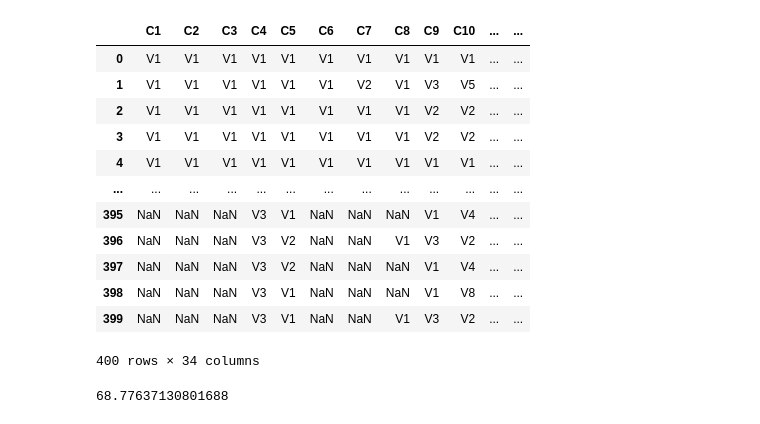
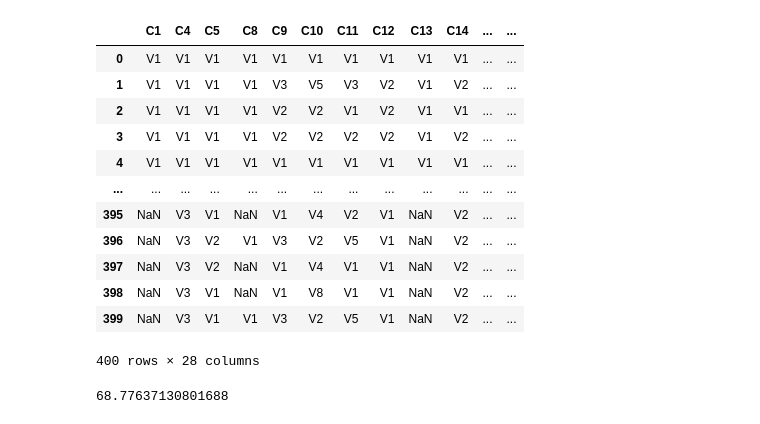
Before and after one commit to BSSB33/machine_learning, a Jupyter notebook: Semester project - ML challenge/code.ipynb, the cells around one changed output. Drawn from its saved outputs; the diff is of its cells as text; code cells hidden in the pictures.

Commit message:
Feature Selection Added

```diff
--- a/Semester project - ML challenge/code.ipynb
+++ b/Semester project - ML challenge/code.ipynb
@@ -29,29 +29,32 @@ from sklearn.preprocessing import OrdinalEncoder
 # %%
 df = pd.read_csv("train.csv", header=None)
 new_cols = ['C' + str(i) for i in range(1, 14 + 1)] + ['X' + str(i) for i in range(1, 19 + 2)]
 new_cols[-1] = 'Y'
 df.columns = new_cols
 
 features = df.loc[:, df.columns != 'Y']
-numerical_features = df.select_dtypes(include=['float64']).columns
-categorical_features = df.select_dtypes(include=['object']).columns
+
+features = features.drop(['C2', 'C3', 'C6', 'C7', 'X19'], axis=1)
+
+numerical_features = features.select_dtypes(include=['float64']).columns
+categorical_features = features.select_dtypes(include=['object']).columns
 target = df['Y']
 
-df
+features
 # %% [output]
-|  | C1 | C2 | C3 | C4 | C5 | C6 | C7 | C8 | C9 | C10 | ... | ... |
+|  | C1 | C4 | C5 | C8 | C9 | C10 | C11 | C12 | C13 | C14 | ... | ... |
 | 0 | V1 | V1 | V1 | V1 | V1 | V1 | V1 | V1 | V1 | V1 | ... | ... |
-| 1 | V1 | V1 | V1 | V1 | V1 | V1 | V2 | V1 | V3 | V5 | ... | ... |
-| 2 | V1 | V1 | V1 | V1 | V1 | V1 | V1 | V1 | V2 | V2 | ... | ... |
-| 3 | V1 | V1 | V1 | V1 | V1 | V1 | V1 | V1 | V2 | V2 | ... | ... |
+| 1 | V1 | V1 | V1 | V1 | V3 | V5 | V3 | V2 | V1 | V2 | ... | ... |
+| 2 | V1 | V1 | V1 | V1 | V2 | V2 | V1 | V2 | V1 | V1 | ... | ... |
+| 3 | V1 | V1 | V1 | V1 | V2 | V2 | V2 | V2 | V1 | V2 | ... | ... |
 | 4 | V1 | V1 | V1 | V1 | V1 | V1 | V1 | V1 | V1 | V1 | ... | ... |
 | ... | ... | ... | ... | ... | ... | ... | ... | ... | ... | ... | ... | ... |
-| 395 | NaN | NaN | NaN | V3 | V1 | NaN | NaN | NaN | V1 | V4 | ... | ... |
-| 396 | NaN | NaN | NaN | V3 | V2 | NaN | NaN | V1 | V3 | V2 | ... | ... |
-| 397 | NaN | NaN | NaN | V3 | V2 | NaN | NaN | NaN | V1 | V4 | ... | ... |
-| 398 | NaN | NaN | NaN | V3 | V1 | NaN | NaN | NaN | V1 | V8 | ... | ... |
-| 399 | NaN | NaN | NaN | V3 | V1 | NaN | NaN | V1 | V3 | V2 | ... | ... |
+| 395 | NaN | V3 | V1 | NaN | V1 | V4 | V2 | V1 | NaN | V2 | ... | ... |
+| 396 | NaN | V3 | V2 | V1 | V3 | V2 | V5 | V1 | NaN | V2 | ... | ... |
+| 397 | NaN | V3 | V2 | NaN | V1 | V4 | V1 | V1 | NaN | V2 | ... | ... |
+| 398 | NaN | V3 | V1 | NaN | V1 | V8 | V1 | V1 | NaN | V2 | ... | ... |
+| 399 | NaN | V3 | V1 | V1 | V3 | V2 | V5 | V1 | NaN | V2 | ... | ... |
-400 rows × 34 columns
+400 rows × 28 columns
 # %%
 print((np.count_nonzero(target == 1)/np.count_nonzero(target == -1)) * 100)
 # %% [output]
```
Also changed, not shown: parts of 20 cells of this notebook, 3 other files.
